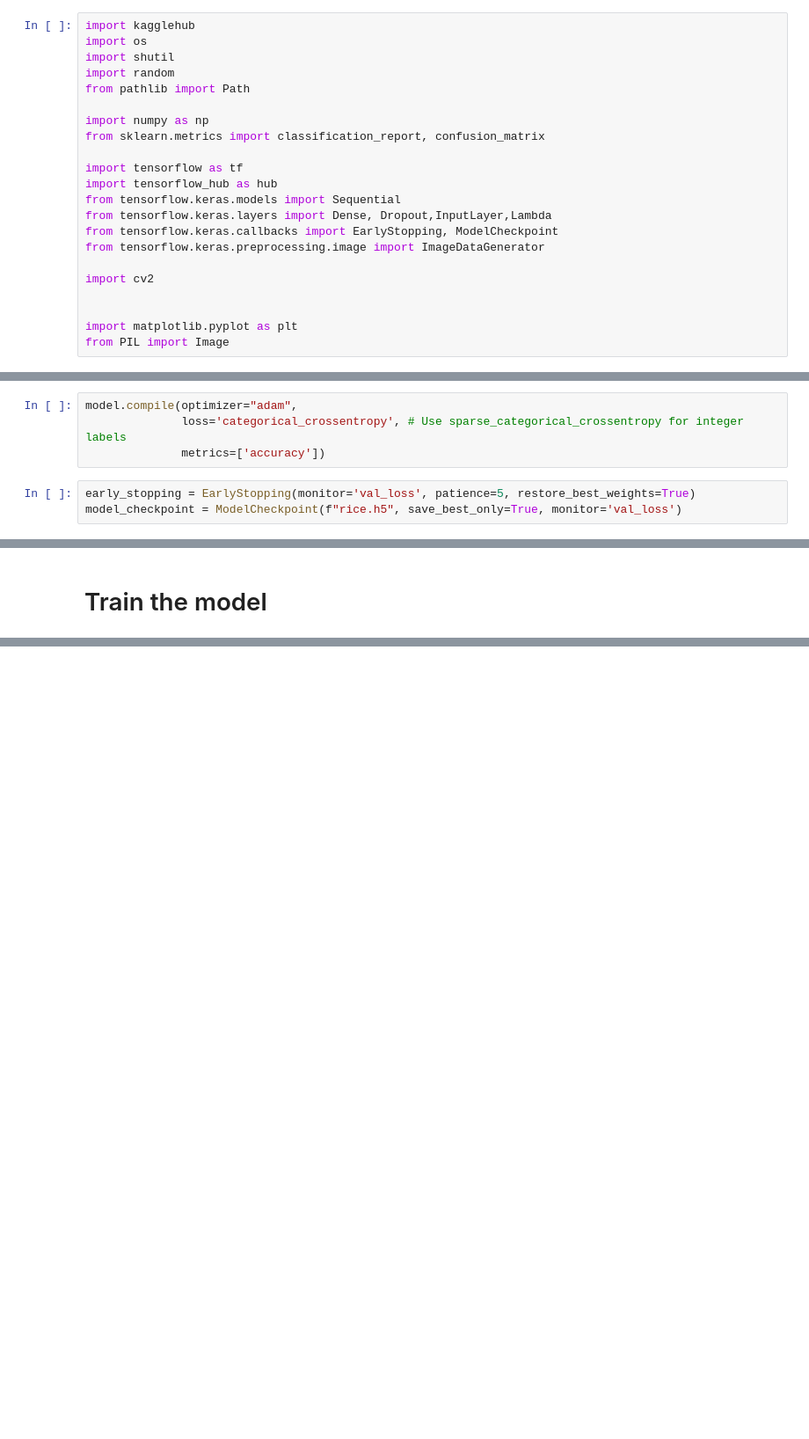
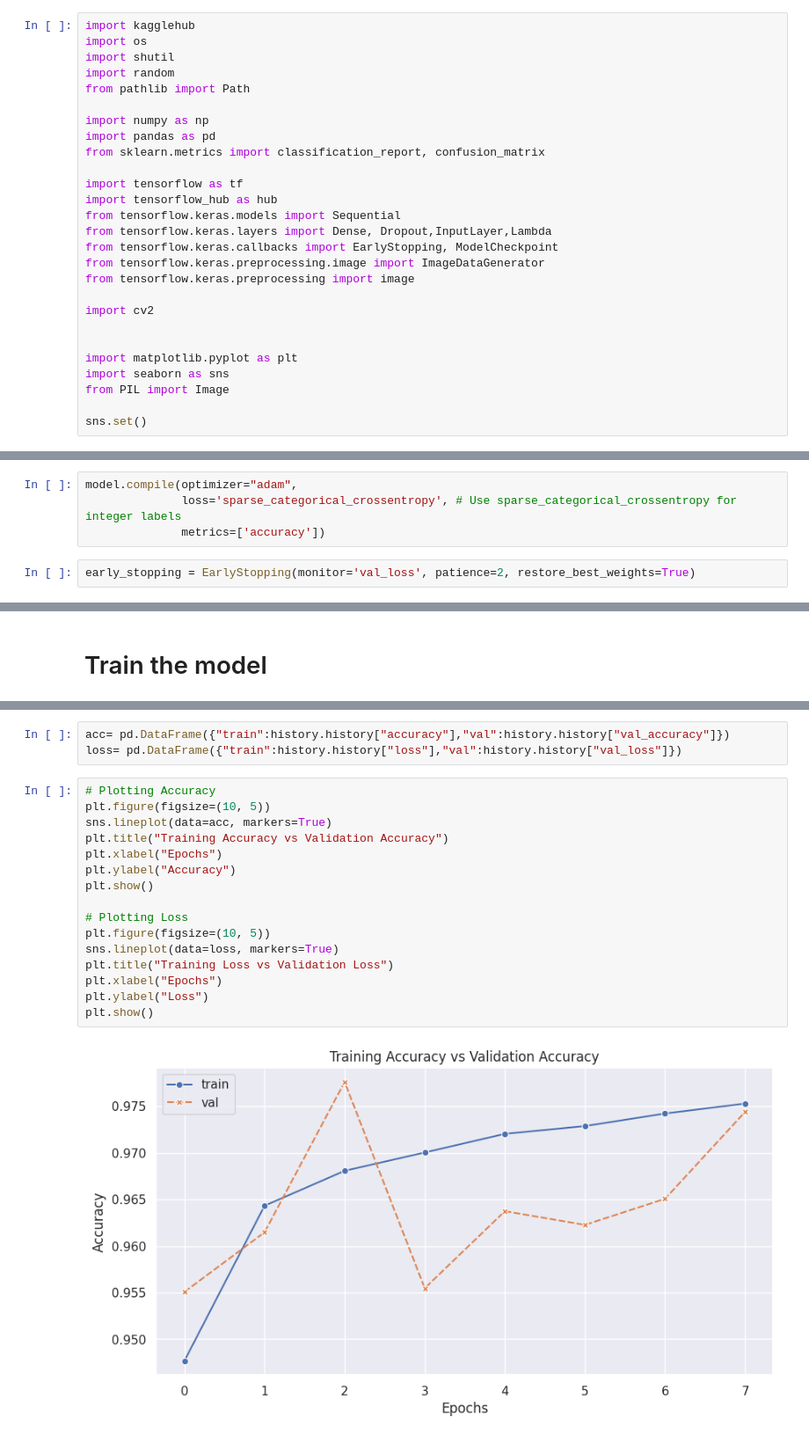
Before and after one commit to Ayush95697/Rice-Classification, a Jupyter notebook: GrainPallete_Rice_Type_Classification.ipynb, the cells around one changed output, grey strips where cells are left out. Shown: that part at 88% size. Drawn from its saved outputs; the diff is of its cells as text; blank space fills up the shorter version.

```diff
--- a/GrainPallete_Rice_Type_Classification.ipynb
+++ b/GrainPallete_Rice_Type_Classification.ipynb
@@ -16,6 +18,7 @@ import random
 from pathlib import Path
 
 import numpy as np
+import pandas as pd
 from sklearn.metrics import classification_report, confusion_matrix
 
 import tensorflow as tf
@@ -24,10 +27,14 @@ from tensorflow.keras.models import Sequential
 from tensorflow.keras.layers import Dense, Dropout,InputLayer,Lambda
 from tensorflow.keras.callbacks import EarlyStopping, ModelCheckpoint
 from tensorflow.keras.preprocessing.image import ImageDataGenerator
+from tensorflow.keras.preprocessing import image
 
 import cv2
 
 
 import matplotlib.pyplot as plt
+import seaborn as sns
 from PIL import Image
+
+sns.set()
 # %% [markdown]
@@ -247,8 +253,7 @@ model = Sequential([
 ])
 # %%
 model.compile(optimizer="adam",
-              loss='categorical_crossentropy', # Use sparse_categorical_crossentropy for integer labels
+              loss='sparse_categorical_crossentropy', # Use sparse_categorical_crossentropy for integer labels
               metrics=['accuracy'])
 # %%
-early_stopping = EarlyStopping(monitor='val_loss', patience=5, restore_best_weights=True)
-model_checkpoint = ModelCheckpoint(f"rice.h5", save_best_only=True, monitor='val_loss')
+early_stopping = EarlyStopping(monitor='val_loss', patience=2, restore_best_weights=True)
@@ -273,0 +335,21 @@ print(classification_report(test_generator.classes,y_pred))
+# %%
+acc= pd.DataFrame({"train":history.history["accuracy"],"val":history.history["val_accuracy"]})
+loss= pd.DataFrame({"train":history.history["loss"],"val":history.history["val_loss"]})
+# %%
+# Plotting Accuracy
+plt.figure(figsize=(10, 5))
+sns.lineplot(data=acc, markers=True)
+plt.title("Training Accuracy vs Validation Accuracy")
+plt.xlabel("Epochs")
+plt.ylabel("Accuracy")
+plt.show()
+
+# Plotting Loss
+plt.figure(figsize=(10, 5))
+sns.lineplot(data=loss, markers=True)
+plt.title("Training Loss vs Validation Loss")
+plt.xlabel("Epochs")
+plt.ylabel("Loss")
+plt.show()
+# %% [output]
+[figure, added]
```
Also changed, not shown: parts of 17 cells of this notebook.
